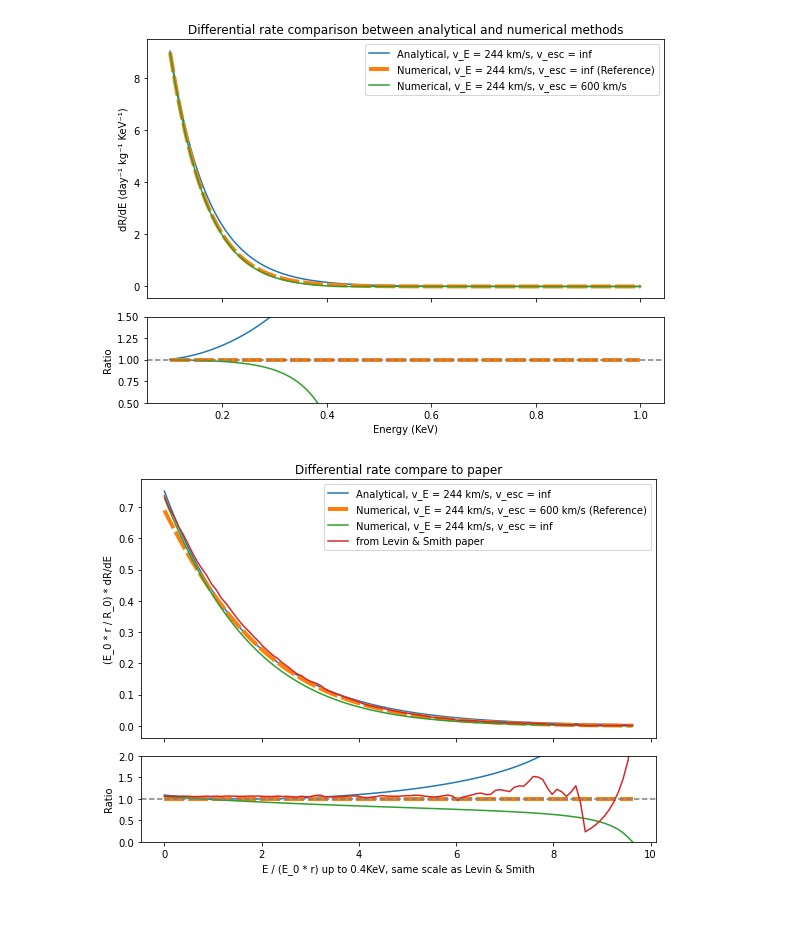
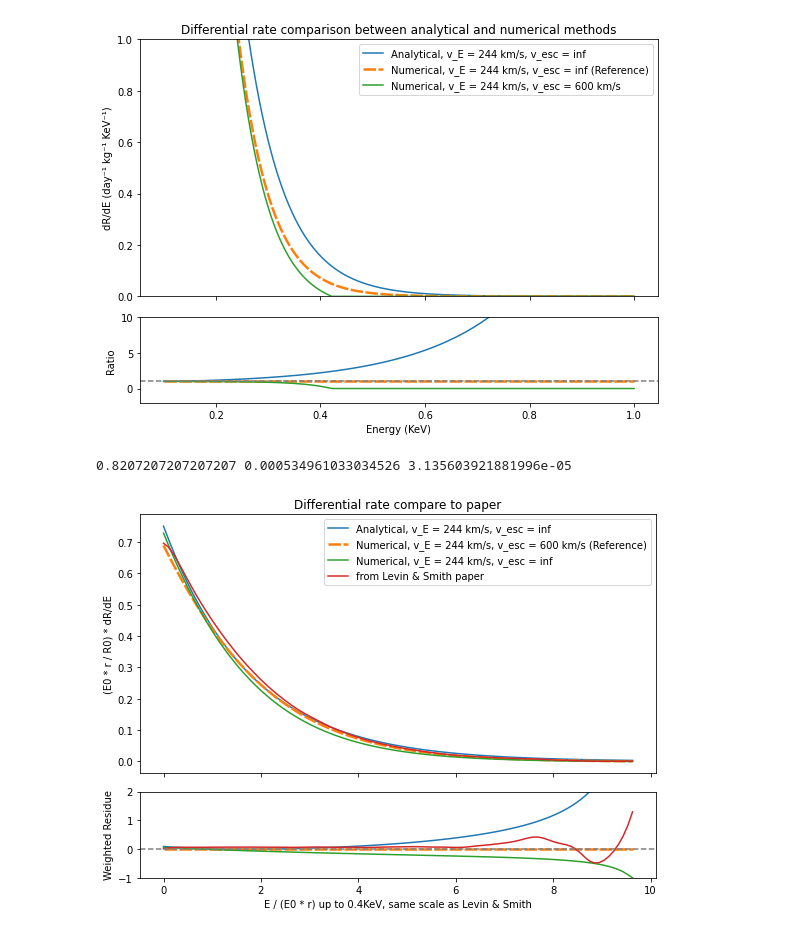
Before and after one commit to cinyuzhu/WIMPyCCD, a Jupyter notebook: DMnucleonRate.ipynb, the cells around one changed output. Cells and saved outputs as stored; diff of their text form; code cells hidden in the pictures.

```diff
--- a/DMnucleonRate.ipynb
+++ b/DMnucleonRate.ipynb
@@ -49,32 +49,38 @@ k = integrate.quad(velo_integrant, 0, config.v_esc)[0]
 # %%
 # function test, compare with the next cell
 # Generate energy range in GeV and convert to KeV
 E_Rs_GeV = np.linspace(0.1*1e-6, 1e-6 * 1, 1000)
 
 # Compute differential rates and normalize
 # divide by A^2 because don't consider interaction factor here,
 # that is, xs = xs per nucleus (only to compare with previous results)
 dRs0 = [utils.get_spectrum_in_GeV_analytical(E)/config.A**2 for E in E_Rs_GeV]
 dRs1 = [utils.get_spectrum_in_GeV_numerical(E)/config.A**2 for E in E_Rs_GeV]
 # v.esc= inf.
 config.update_constants(v_esc=999999.)
 dRs2 = [utils.get_spectrum_in_GeV_numerical(E)/config.A**2 for E in E_Rs_GeV]
 config.reset_constants()
 
 plotter.plot_differential_rate_with_ratio(
     E_Rs_GeV,
     [dRs0, dRs2, dRs1],
     labels=[
         "Analytical, v_E = 244 km/s, v_esc = inf",
         "Numerical, v_E = 244 km/s, v_esc = inf",
         "Numerical, v_E = 244 km/s, v_esc = 600 km/s"
     ],
     reference_index=1,
     unit_conversion=True,
+    panel_rage=[-2, 10],
     title="Differential rate comparison between analytical and numerical methods",
 )
+
+# print(np.array(dRs0[90:])/np.array(dRs2[90:]))
+
+print(E_Rs_GeV[800]*1e6, dRs0[800]*1e-6, dRs2[800]*1e-6)
 # %% [output]
-[figure, old version]
+[figure, new version]
+0.8207207207207207 0.000534961033034526 3.135603921881996e-05
 # %%
 # keep this cell for comparison or sanity check of refactored function
 # # Define conversion factor
@@ -159,20 +165,22 @@ config.reset_constants()
 # normalize energy
 E_scaled = E_Rs / (E0 * r)
 # Normalize rate by (E0 * r / R_0) / A^2
+
 # in paper the interaction factor ~A^2 is not included yet
+from scipy.ndimage import gaussian_filter1d
 norm_factor = (E0 * r / R_0) / config.A**2
 dRs0_norm, dRs1_norm, dRs2_norm = [dRs * norm_factor for dRs in (dRs0, dRs1, dRs2)]
-# line from the paper
+# add line from the paper, interpolate and smooth
 line_from_paper = np.loadtxt("Levin_fig2.csv", delimiter=",")
-x_paper, y_paper = line_from_paper[:,0], line_from_paper[:,1]
-# Interpolate the digitized y-values to match E_Rs
 x_paper, y_paper = line_from_paper[:,0], line_from_paper[:,1]
 interpolation_function = interp1d(x_paper, y_paper, kind='linear', bounds_error=False, fill_value="extrapolate")
 y_interpolated = interpolation_function(E_scaled)
+y_smooth = gaussian_filter1d(y_interpolated, sigma=2)
 
-plotter.plot_differential_rate_with_ratio(
+
+plotter.plot_differential_rate_with_residuals(
     E_scaled,
-    [dRs0_norm, dRs1_norm, dRs2_norm, y_interpolated],
+    [dRs0_norm, dRs1_norm, dRs2_norm, y_smooth],
     labels=[
         "Analytical, v_E = 244 km/s, v_esc = inf",
         "Numerical, v_E = 244 km/s, v_esc = 600 km/s",
@@ -181,13 +189,13 @@ plotter.plot_differential_rate_with_ratio(
     ],
     reference_index=1,
     title="Differential rate compare to paper",
-    ratio_rage=(0, 2),
+    panel_rage=(-1, 2),
     unit_conversion=False,
-    xlabel="E / (E_0 * r) up to 0.4KeV, same scale as Levin & Smith",
-    ylabel="(E_0 * r / R_0) * dR/dE"
+    xlabel="E / (E0 * r) up to 0.4KeV, same scale as Levin & Smith",
+    ylabel="(E0 * r / R0) * dR/dE"
 )
 # %% [output]
-[figure, old version]
+[figure, new version]
 # %%
 E_Rs_GeV = np.linspace(0.1*1e-6, 1e-6, 100)
 
```
Also changed, not shown: parts of 6 cells of this notebook, 3 other files.
